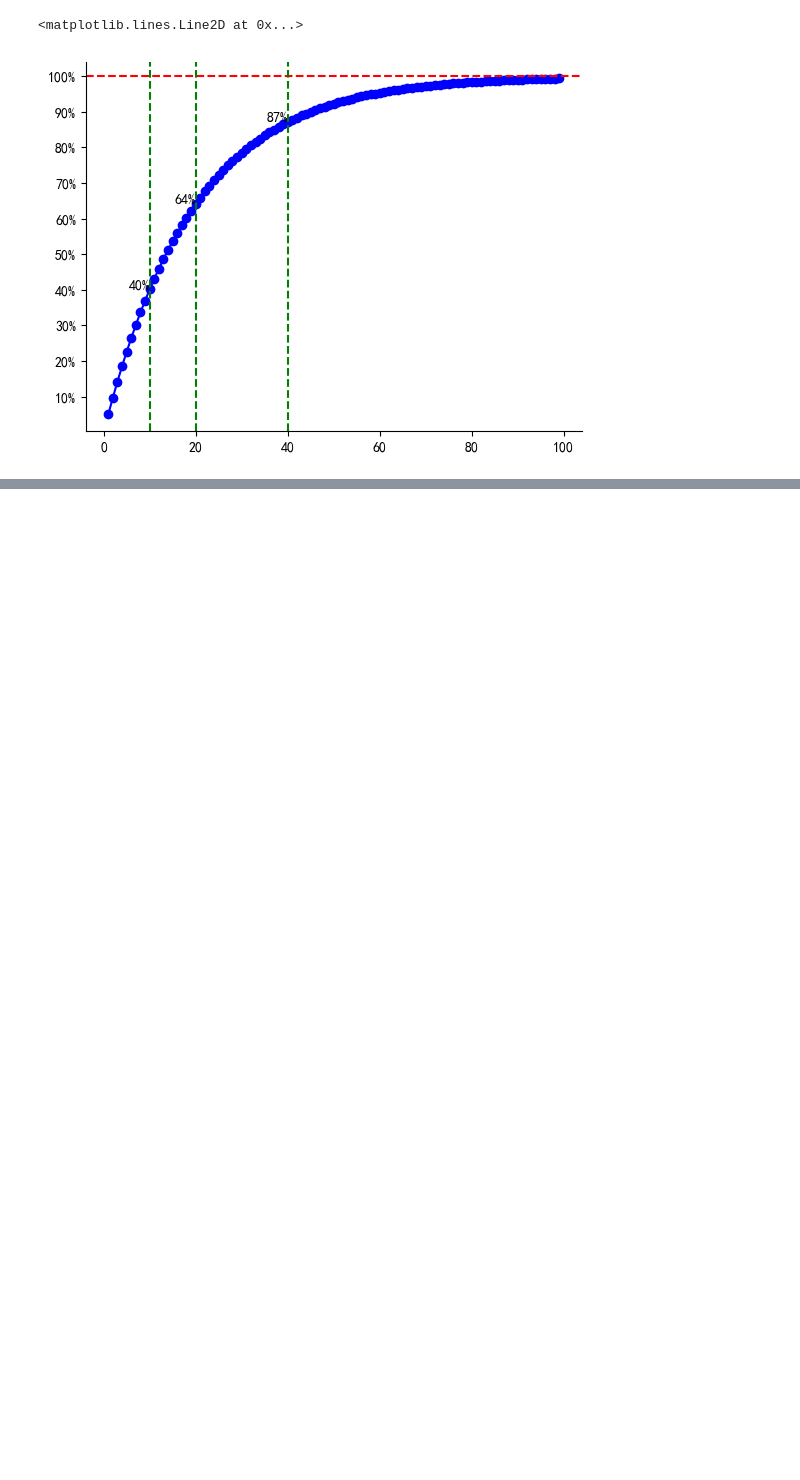
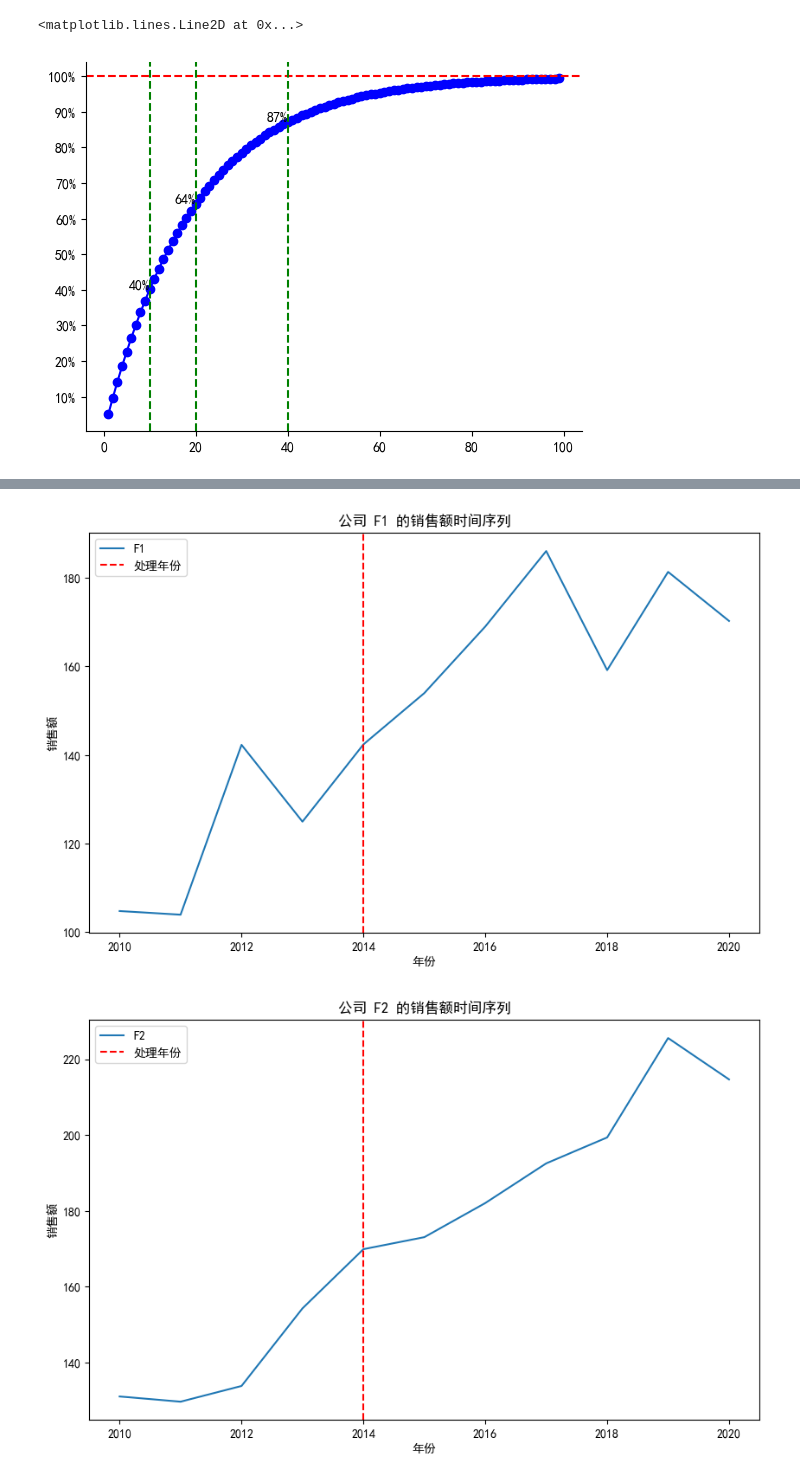
Before and after one commit to jintangz/PublicArticle, a Jupyter notebook: ABT/Chapter5.assets/图片绘制.ipynb, the cells around one changed output, grey strips where cells are left out. Cells and saved outputs as stored; diff of their text form; code cells hidden in the pictures; blank space fills up the shorter version.

```diff
--- a/ABT/Chapter5.assets/图片绘制.ipynb
+++ b/ABT/Chapter5.assets/图片绘制.ipynb
@@ -39,0 +124,3 @@ plt.axvline(x=40, color='green', linestyle='--', label='x=40')
+# %%
+df = df.assign(treat=lambda tmp: tmp.treat_year.apply(lambda x: 1 if x > 0 else 0))\
+    .assign(treat_after=lambda tmp: (tmp.treat_year <= tmp.index.get_level_values('year')).astype(int))
@@ -39,0 +182,19 @@ plt.axvline(x=40, color='green', linestyle='--', label='x=40')
+# %%
+# 针对没个个体生成时间序列图
+import matplotlib.pyplot as plt
+import seaborn as sns
+# 选择每个公司进行绘制
+companies_to_plot = df.index.get_level_values('company').unique()[:5]  # 选择前5个公司
+for company in companies_to_plot:
+    company_data = df.xs(company, level='company')
+    plt.figure(figsize=(10, 6))
+    sns.lineplot(data=company_data.reset_index(), x='year', y='sales', label=company)
+    plt.axvline(x=company_data['treat_year'].iloc[0], color='red', linestyle='--', label='处理年份')
+    plt.title(f'公司 {company} 的销售额时间序列')
+    plt.xlabel('年份')
+    plt.ylabel('销售额')
+    plt.legend()
+    plt.show()
+# %% [output]
+[figure, added]
+[figure, added]
```
Also changed, not shown: parts of 6 cells of this notebook, 17 other files.
